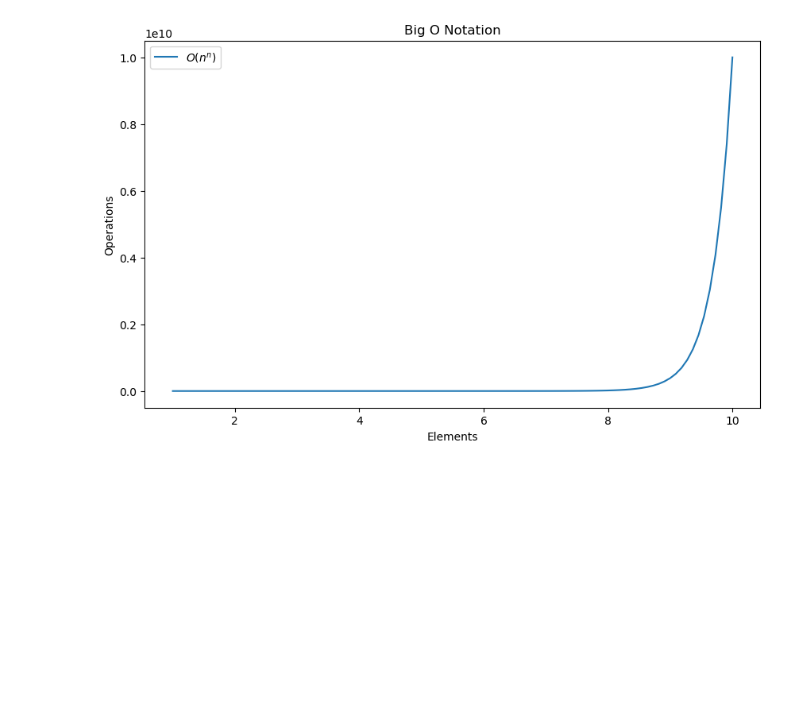
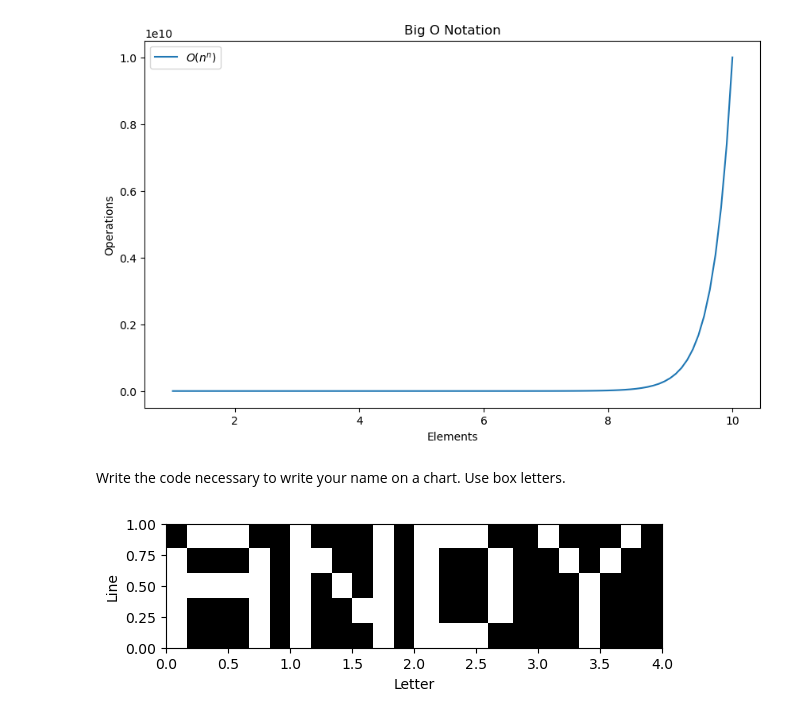
Before and after one commit to Andrew-Casey/numpy-pandas-visualization-exercises-, a Jupyter notebook: big_o_notation.ipynb, the cells around one changed output. Cells and saved outputs as stored; diff of their text form; code cells hidden in the pictures; blank space fills up the shorter version.

```diff
--- a/big_o_notation.ipynb
+++ b/big_o_notation.ipynb
@@ -287,3 +290,33 @@ ax.legend(loc='best')
 plt.show()
 # %% [output]
 [figure]
+# %% [markdown]
+Write the code necessary to write your name on a chart. Use box letters.
+# %%
+import matplotlib.pyplot as plt
+import numpy as np
+
+# Define the letters to be displayed
+letters = {'A': np.array([[0,1,1,1,0,0],[1,0,0,0,1,0],[1,1,1,1,1,0],[1,0,0,0,1,0],[1,0,0,0,1,0]]),
+           'N': np.array([[1,0,0,0,1,0],[1,1,0,0,1,0],[1,0,1,0,1,0],[1,0,0,1,1,0],[1,0,0,0,1,0]]),
+           'D': np.array([[1,1,1,0,0,],[1,0,0,1,0,],[1,0,0,1,0,],[1,0,0,1,0,],[1,1,1,0,0,]]),
+           'Y': np.array([[1,0,0,0,1,0],[0,1,0,1,0,0],[0,0,1,0,0,0],[0,0,1,0,0,0],[0,0,1,0,0,0]])}
+
+# Create a figure
+fig, ax = plt.subplots()
+
+# Iterate over the letters and plot each one
+for i, letter in enumerate('ANDY'):
+    if letter in letters:
+        ax.imshow(letters[letter], extent=[i, i+1, 0, 1], cmap='gray')
+
+# Set the axis labels and limits
+ax.set_xlabel('Letter')
+ax.set_ylabel('Line')
+ax.set_xlim(0, len('ANDY'))
+ax.set_ylim(0, 1)
+
+# Show the plot
+plt.show()
+# %% [output]
+[figure, added]
```
Also changed, not shown: parts of 1 cell of this notebook, 1 other file.
